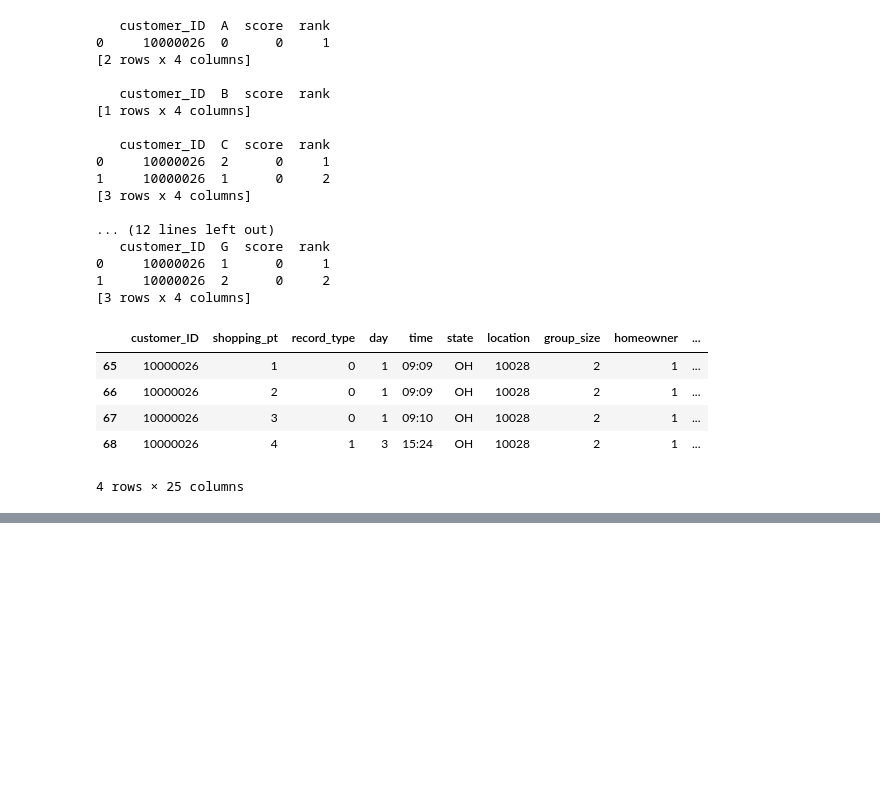
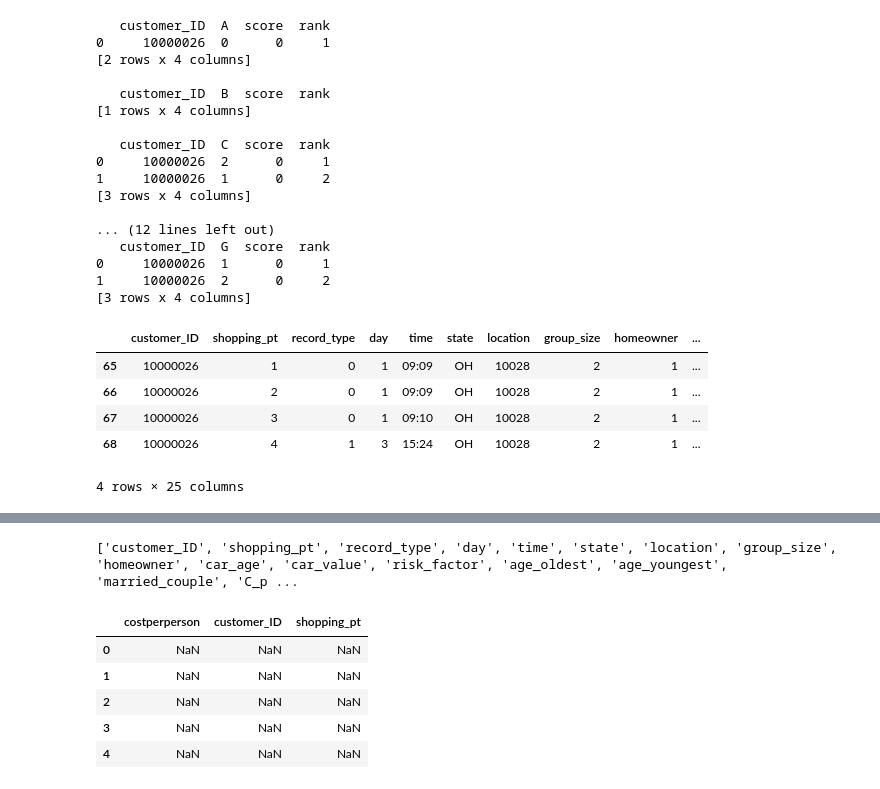
Before and after one commit to terratenney/sales360, a Jupyter notebook: notebooks/Analytics.ipynb, the cells around one changed output, grey strips where cells are left out. Cells and saved outputs as stored; diff of their text form; code cells hidden in the pictures; blank space fills up the shorter version.

```diff
--- a/notebooks/Analytics.ipynb
+++ b/notebooks/Analytics.ipynb
@@ -739,0 +737,2 @@ df.shape
+# %%
+df['costperperson'] = 1.0 * df.cost/df.group_size
@@ -739,0 +763,19 @@ df.shape
+# %%
+x = df.columns.tolist()
+print x
+# %% [output]
+['customer_ID', 'shopping_pt', 'record_type', 'day', 'time', 'state', 'location', 'group_size', 'homeowner', 'car_age', 'car_value', 'risk_factor', 'age_oldest', 'age_youngest', 'married_couple', 'C_p ...
+# %%
+Z1 = df[['customer_ID','shopping_pt']]
+Z2 = df[['costperperson']]
+# %%
+Z3 = Z1 + Z2
+# %%
+Z3.head()
+# %% [output]
+|  | costperperson | customer_ID | shopping_pt |
+| 0 | NaN | NaN | NaN |
+| 1 | NaN | NaN | NaN |
+| 2 | NaN | NaN | NaN |
+| 3 | NaN | NaN | NaN |
+| 4 | NaN | NaN | NaN |
```
Also changed, not shown: parts of 5 cells of this notebook, 4 other files.
